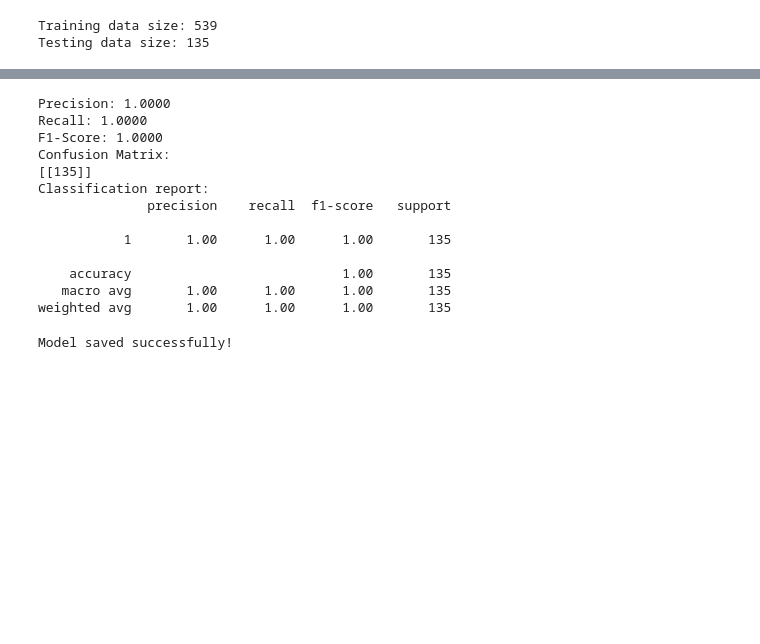
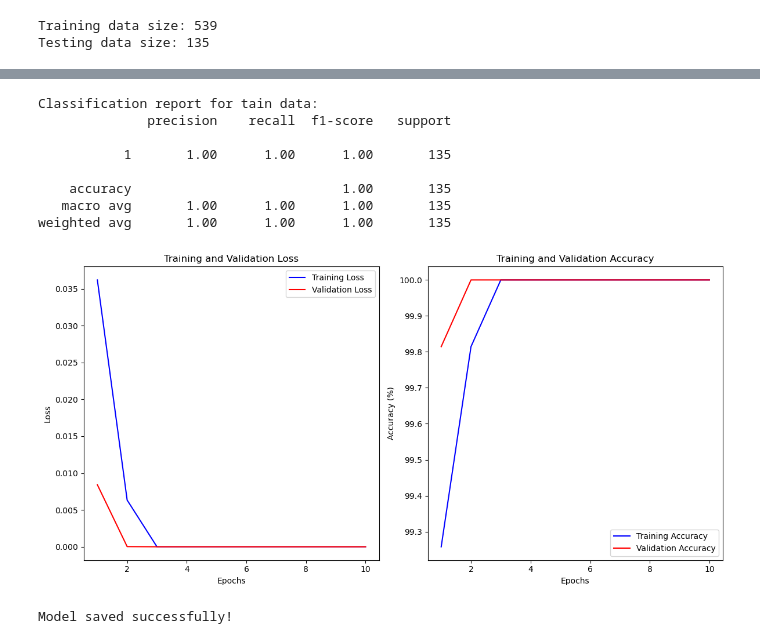
Before and after one commit to hmzi67/task-vector, a Jupyter notebook: app.ipynb, the cells around one changed output, grey strips where cells are left out. Cells and saved outputs as stored; diff of their text form; code cells hidden in the pictures; blank space fills up the shorter version.

```diff
--- a/app.ipynb
+++ b/app.ipynb
@@ -424,17 +312,0 @@ Epoch [5/5], Loss: 0.0000
-# %%
-# Set the model to evaluation mode
-model.eval()
-
-# Testing loop
-correct = 0
-total = 0
-with torch.no_grad():  # No need to calculate gradients for testing
-    for inputs, labels in test_loader:
-        outputs = model(inputs)
-        _, predicted = torch.max(outputs.data, 1)
-        total += labels.size(0)
-        correct += (predicted == labels).sum().item()
-
-# Calculate accuracy
-accuracy = 100 * correct / total
-print(f'Accuracy of the model on the test dataset: {accuracy:.2f}%')
@@ -443,8 +445,4 @@ Accuracy of the model on the test dataset: 100.00%
 # %%
-import torch
-from sklearn.metrics import precision_score, recall_score, f1_score, confusion_matrix, classification_report
-import numpy as np
-
 # Set the model to evaluation mode
 model.eval()
 
@@ -469,28 +467,14 @@ with torch.no_grad():
 all_predictions = np.array(all_predictions)
 all_labels = np.array(all_labels)
 
-# Calculate Precision, Recall, F1-Score
-precision = precision_score(all_labels, all_predictions, average='weighted')
-recall = recall_score(all_labels, all_predictions, average='weighted')
-f1 = f1_score(all_labels, all_predictions, average='weighted')
 cr = classification_report(all_labels, all_predictions)
 
 # Confusion Matrix
 conf_matrix = confusion_matrix(all_labels, all_predictions)
 
-# Print the metrics
-print(f'Precision: {precision:.4f}')
-print(f'Recall: {recall:.4f}')
-print(f'F1-Score: {f1:.4f}')
-print(f'Confusion Matrix:\n{conf_matrix}')
-print(f'Classification report:\n{cr}')
+print(f'Classification report for tain data:\n{cr}')
 # %% [output]
-Precision: 1.0000
-Recall: 1.0000
-F1-Score: 1.0000
-Confusion Matrix:
-[[135]]
-Classification report:
+Classification report for tain data:
               precision    recall  f1-score   support
 
            1       1.00      1.00      1.00       135
@@ -498,6 +482,36 @@ Classification report:
     accuracy                           1.00       135
    macro avg       1.00      1.00      1.00       135
 weighted avg       1.00      1.00      1.00       135
+# %%
+import matplotlib.pyplot as plt
+
+# Plot the training and validation accuracy and loss
+epochs = range(1, num_epochs + 1)
+
+# Training and Validation Loss Plot
+plt.figure(figsize=(12, 6))
+plt.subplot(1, 2, 1)
+plt.plot(epochs, train_losses, label='Training Loss', color='blue')
+plt.plot(epochs, val_losses, label='Validation Loss', color='red')
+plt.xlabel('Epochs')
+plt.ylabel('Loss')
+plt.title('Training and Validation Loss')
+plt.legend()
+
+# Training and Validation Accuracy Plot
+plt.subplot(1, 2, 2)
+plt.plot(epochs, train_accuracies, label='Training Accuracy', color='blue')
+plt.plot(epochs, val_accuracies, label='Validation Accuracy', color='red')
+plt.xlabel('Epochs')
+plt.ylabel('Accuracy (%)')
+plt.title('Training and Validation Accuracy')
+plt.legend()
+
+# Show the plots
+plt.tight_layout()
+plt.show()
+# %% [output]
+[figure, added]
 # %%
 # Save the model
 torch.save(model.state_dict(), 'finetuned_model.pth')
```
Also changed, not shown: parts of 28 cells of this notebook.
